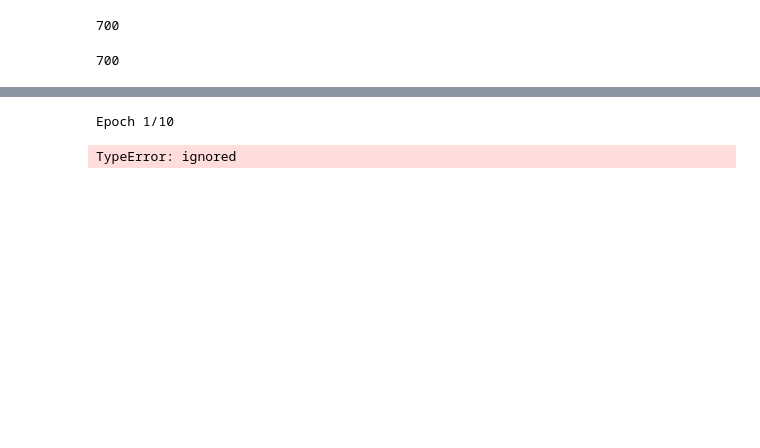
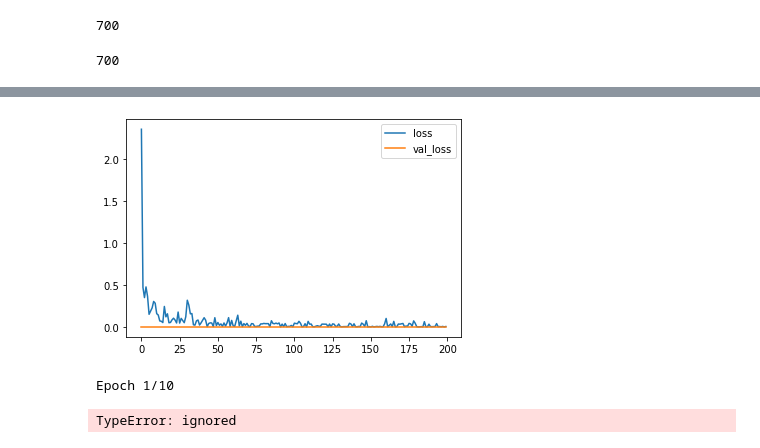
Before and after one commit to Vineet2107/Deep-Neural-Networks-with-PyTorch, a Jupyter notebook: Assignment1_CE784.ipynb, the cells around one changed output, grey strips where cells are left out. Cells and saved outputs as stored; diff of their text form; code cells hidden in the pictures; blank space fills up the shorter version.

```diff
--- a/Assignment1_CE784.ipynb
+++ b/Assignment1_CE784.ipynb
@@ -182,2 +194,38 @@ from tensorflow.keras.layers import Dense
 from tensorflow.keras.layers import Activation
 import matplotlib.pyplot as plt
+# %%
+input_shape = [X_train.shape[1]]
+# %%
+model = keras.Sequential([
+    layers.BatchNormalization(input_shape=input_shape),
+    layers.Dense(8, activation='relu'),
+    layers.Dropout(0.1),
+    layers.BatchNormalization(),
+    layers.Dense(10, activation='relu'),
+    layers.Dropout(0.1),
+    layers.BatchNormalization(),
+    layers.Dense(1),
+])
+# %%
+opt = keras.optimizers.Adam(learning_rate=0.001)
+
+loss_fn = keras.losses.BinaryCrossentropy()
+model.compile(
+    optimizer=opt,
+    loss=loss_fn,
+    metrics=['accuracy']
+)
+# %%
+epochs = 200
+history = model.fit(
+    X_train, y_train,
+    validation_split=0.3,
+    batch_size=16,
+    epochs=epochs,
+    verbose=1,
+)
+
+history_df = pd.DataFrame(history.history)
+history_df.loc[0:, ['loss', 'val_loss']].plot()
+print(("Minimum Validation Loss: {:0.4f}").format(history_df['val_loss'].min()))
+# %% [output]
@@ -184,3 +249,4 @@ import matplotlib.pyplot as plt
+[figure, added]
 # %%
 model = Sequential([
     Dense(6, activation='sigmoid'),
```
Also changed, not shown: parts of 24 cells of this notebook.
